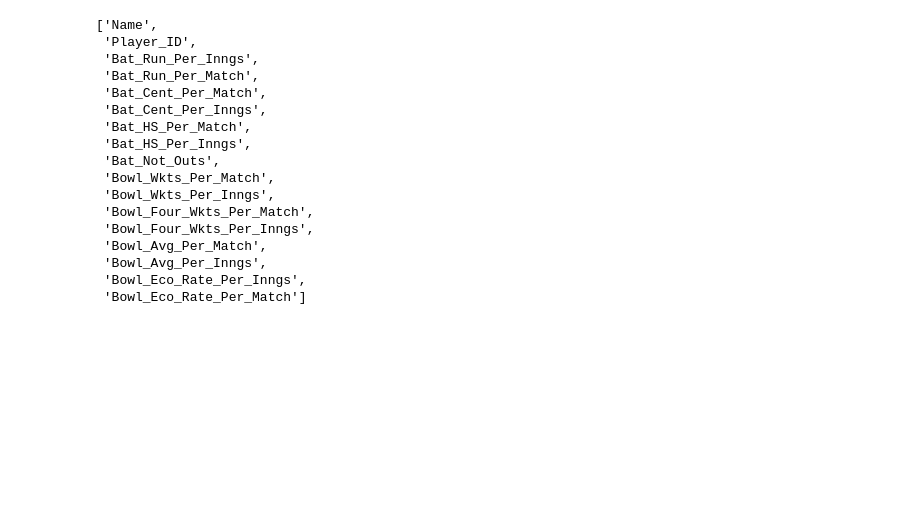
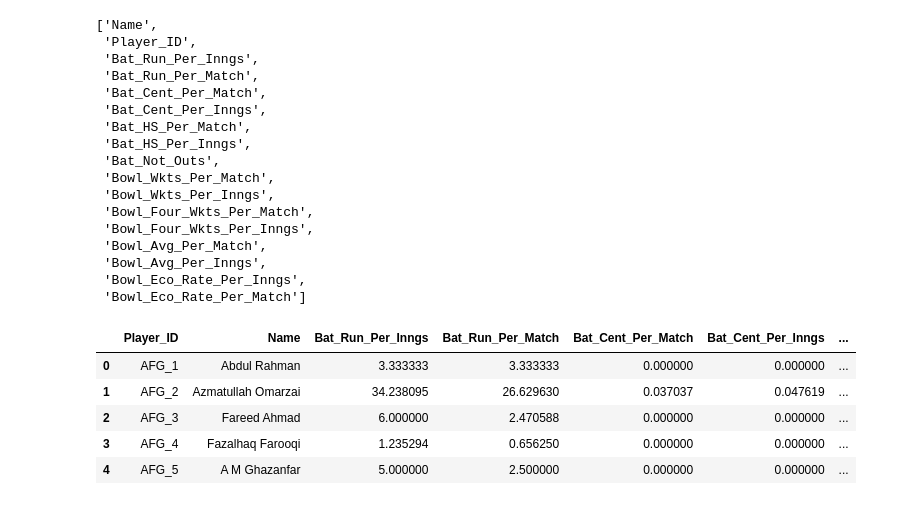
Before and after one commit to MRPrayh/MatchConRep, a Jupyter notebook: Recommender.ipynb, the cells around one changed output. Drawn from its saved outputs; the diff is of its cells as text; code cells hidden in the pictures; blank space fills up the shorter version.

```diff
--- a/Recommender.ipynb
+++ b/Recommender.ipynb
@@ -761,18 +762,10 @@ player_df.columns.tolist()
  'Bowl_Eco_Rate_Per_Inngs',
  'Bowl_Eco_Rate_Per_Match']
 # %%
-features = ['Bat_Run_Per_Inngs',
+bat_features = ['Bat_Run_Per_Inngs',
  'Bat_Run_Per_Match',
  'Bat_Cent_Per_Match',
  'Bat_Cent_Per_Inngs',
  'Bat_HS_Per_Match',
  'Bat_HS_Per_Inngs',
- 'Bat_Not_Outs',
- 'Bowl_Wkts_Per_Match',
- 'Bowl_Wkts_Per_Inngs',
- 'Bowl_Four_Wkts_Per_Match',
- 'Bowl_Four_Wkts_Per_Inngs',
- 'Bowl_Avg_Per_Match',
- 'Bowl_Avg_Per_Inngs',
- 'Bowl_Eco_Rate_Per_Inngs',
- 'Bowl_Eco_Rate_Per_Match']
+ 'Bat_Not_Outs']
@@ -778,0 +781,13 @@ features = ['Bat_Run_Per_Inngs',
+# %%
+player_details = player_df[['Player_ID', 'Name']].copy()
+player_bat_df = pd.concat([player_details, player_df[bat_features]], axis=1)
+player_bowl_df = pd.concat([player_details, player_df[bowl_features]], axis=1)
+# %%
+player_bat_df.head(5)
+# %% [output]
+|  | Player_ID | Name | Bat_Run_Per_Inngs | Bat_Run_Per_Match | Bat_Cent_Per_Match | Bat_Cent_Per_Inngs | ... |
+| 0 | AFG_1 | Abdul Rahman | 3.333333 | 3.333333 | 0.000000 | 0.000000 | ... |
+| 1 | AFG_2 | Azmatullah Omarzai | 34.238095 | 26.629630 | 0.037037 | 0.047619 | ... |
+| 2 | AFG_3 | Fareed Ahmad | 6.000000 | 2.470588 | 0.000000 | 0.000000 | ... |
+| 3 | AFG_4 | Fazalhaq Farooqi | 1.235294 | 0.656250 | 0.000000 | 0.000000 | ... |
+| 4 | AFG_5 | A M Ghazanfar | 5.000000 | 2.500000 | 0.000000 | 0.000000 | ... |
```
Also changed, not shown: parts of 30 cells of this notebook.
